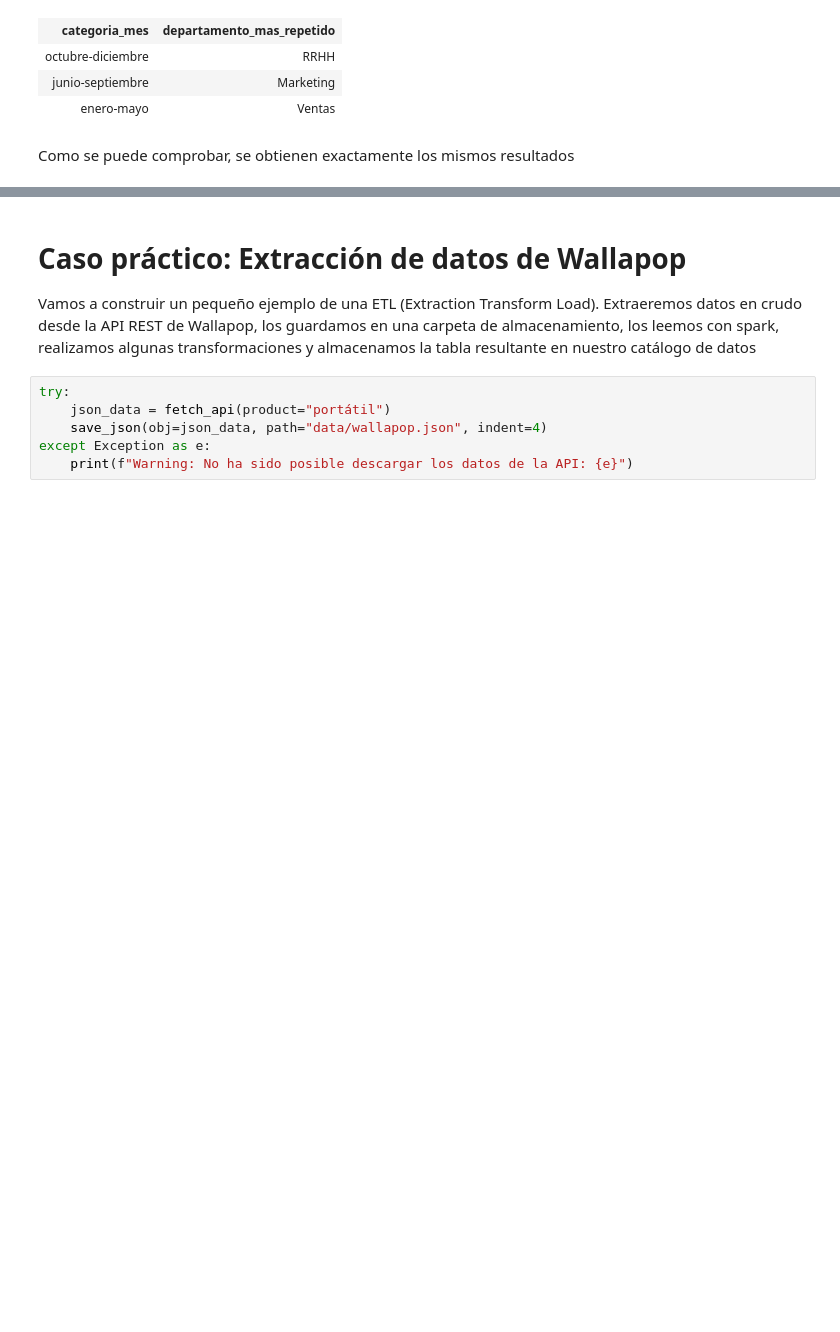
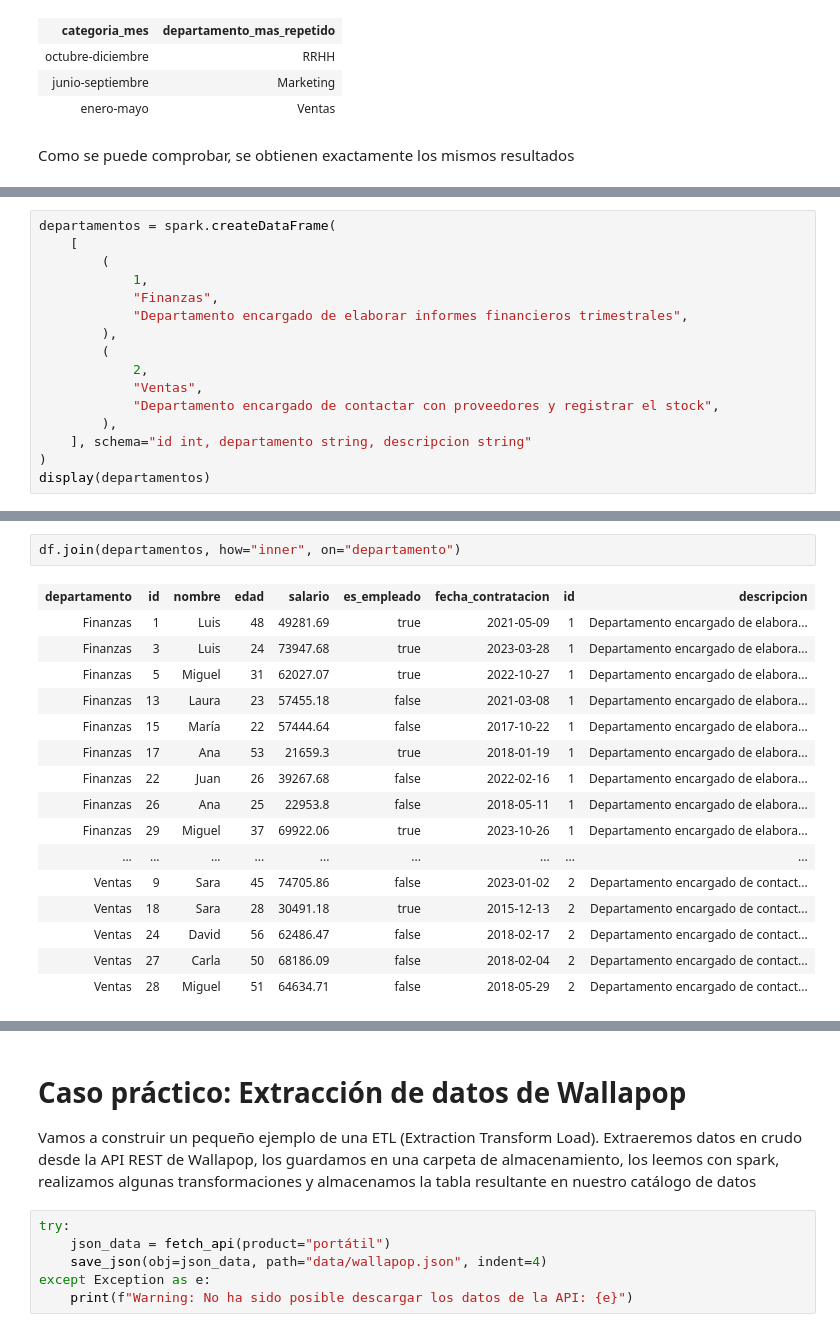
Before and after one commit to donielix/esic-bigdata-iv-blackops, a Jupyter notebook: notebooks/tema-2-etl/introduccion-spark.ipynb, the cells around one changed output, grey strips where cells are left out. Drawn from its saved outputs; the diff is of its cells as text; blank space fills up the shorter version.

```diff
--- a/notebooks/tema-2-etl/introduccion-spark.ipynb
+++ b/notebooks/tema-2-etl/introduccion-spark.ipynb
@@ -325,0 +337,16 @@ Como se puede comprobar, se obtienen exactamente los mismos resultados
+# %%
+departamentos = spark.createDataFrame(
+    [
+        (
+            1,
+            "Finanzas",
+            "Departamento encargado de elaborar informes financieros trimestrales",
+        ),
+        (
+            2,
+            "Ventas",
+            "Departamento encargado de contactar con proveedores y registrar el stock",
+        ),
+    ], schema="id int, departamento string, descripcion string"
+)
+display(departamentos)
@@ -325,0 +361,19 @@ Como se puede comprobar, se obtienen exactamente los mismos resultados
+# %%
+df.join(departamentos, how="inner", on="departamento")
+# %% [output]
+| departamento | id | nombre | edad | salario | es_empleado | fecha_contratacion | id | descripcion |
+| Finanzas | 1 | Luis | 48 | 49281.69 | true | 2021-05-09 | 1 | Departamento encargado de elabora... |
+| Finanzas | 3 | Luis | 24 | 73947.68 | true | 2023-03-28 | 1 | Departamento encargado de elabora... |
+| Finanzas | 5 | Miguel | 31 | 62027.07 | true | 2022-10-27 | 1 | Departamento encargado de elabora... |
+| Finanzas | 13 | Laura | 23 | 57455.18 | false | 2021-03-08 | 1 | Departamento encargado de elabora... |
+| Finanzas | 15 | María | 22 | 57444.64 | false | 2017-10-22 | 1 | Departamento encargado de elabora... |
+| Finanzas | 17 | Ana | 53 | 21659.3 | true | 2018-01-19 | 1 | Departamento encargado de elabora... |
+| Finanzas | 22 | Juan | 26 | 39267.68 | false | 2022-02-16 | 1 | Departamento encargado de elabora... |
+| Finanzas | 26 | Ana | 25 | 22953.8 | false | 2018-05-11 | 1 | Departamento encargado de elabora... |
+| Finanzas | 29 | Miguel | 37 | 69922.06 | true | 2023-10-26 | 1 | Departamento encargado de elabora... |
+| ... | ... | ... | ... | ... | ... | ... | ... | ... |
+| Ventas | 9 | Sara | 45 | 74705.86 | false | 2023-01-02 | 2 | Departamento encargado de contact... |
+| Ventas | 18 | Sara | 28 | 30491.18 | true | 2015-12-13 | 2 | Departamento encargado de contact... |
+| Ventas | 24 | David | 56 | 62486.47 | false | 2018-02-17 | 2 | Departamento encargado de contact... |
+| Ventas | 27 | Carla | 50 | 68186.09 | false | 2018-02-04 | 2 | Departamento encargado de contact... |
+| Ventas | 28 | Miguel | 51 | 64634.71 | false | 2018-05-29 | 2 | Departamento encargado de contact... |
```
Also changed, not shown: parts of 21 cells of this notebook, 2 other files.
